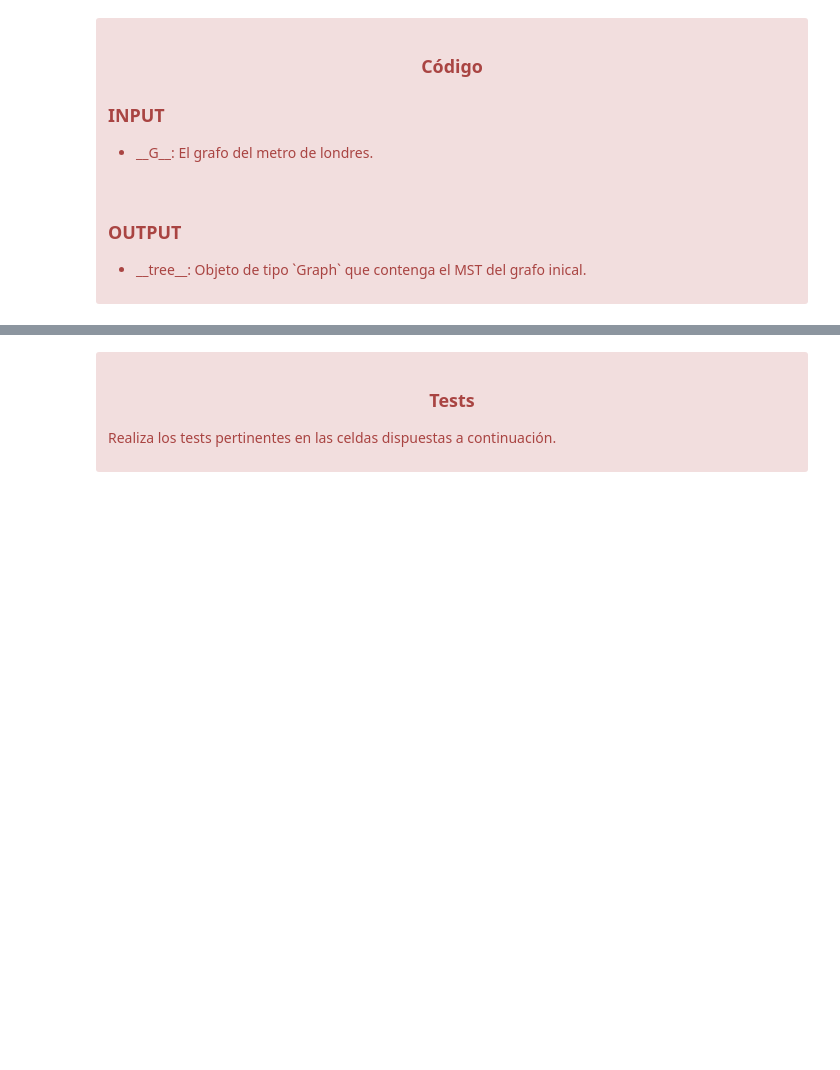
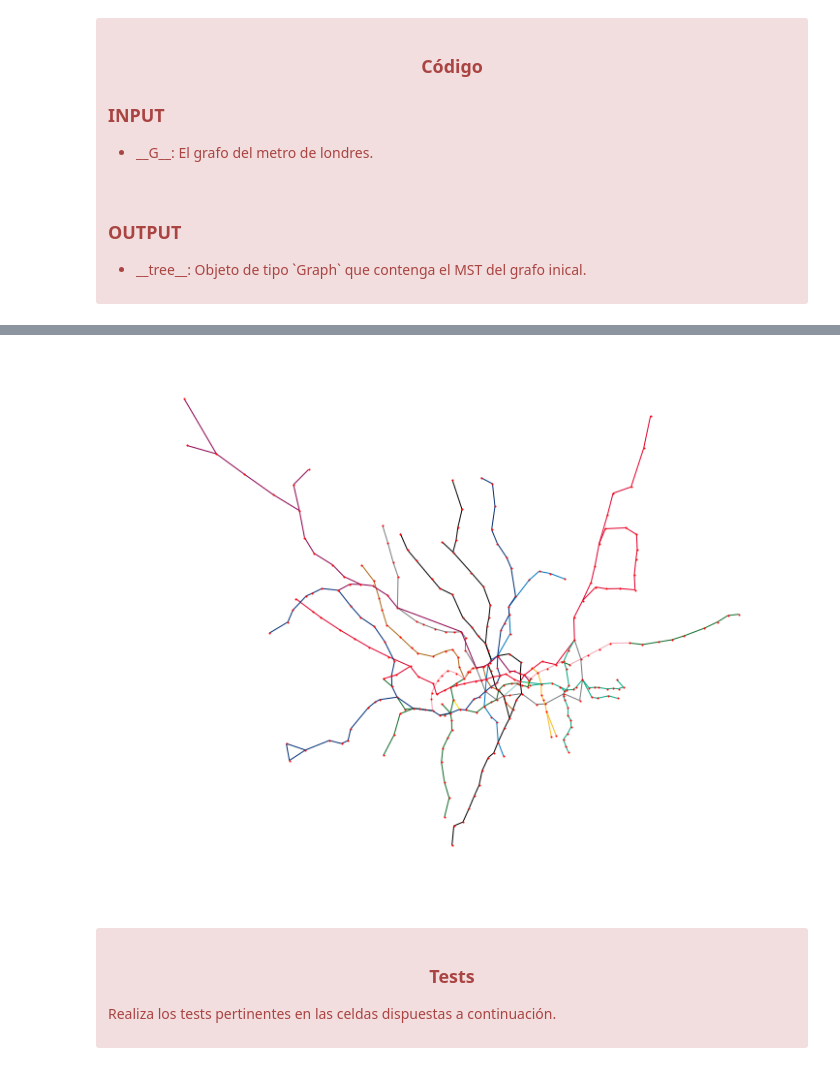
Before and after one commit to ub-aa/ass2-greedy-DavidAlvarezRios, a Jupyter notebook: AA-Greedy.ipynb, the cells around one changed output, grey strips where cells are left out. Saved outputs shown, nothing was run; the diff lists cells and outputs as text; code cells hidden in the pictures; blank space fills up the shorter version.

```diff
--- a/AA-Greedy.ipynb
+++ b/AA-Greedy.ipynb
@@ -114,3 +129,8 @@ KeyError: 'longitude'
+# %%
+#graf originial
+draw_subway_graph(G, lines, figsize=(12,10))
+# %% [output]
+[figure, added]
 # %% [markdown]
 <div class="alert alert-danger" style="width:80%; margin:0 auto; padding">
 <center><p><h3> Tests </h3></p> </center>
```
Also changed, not shown: parts of 6 cells of this notebook.
